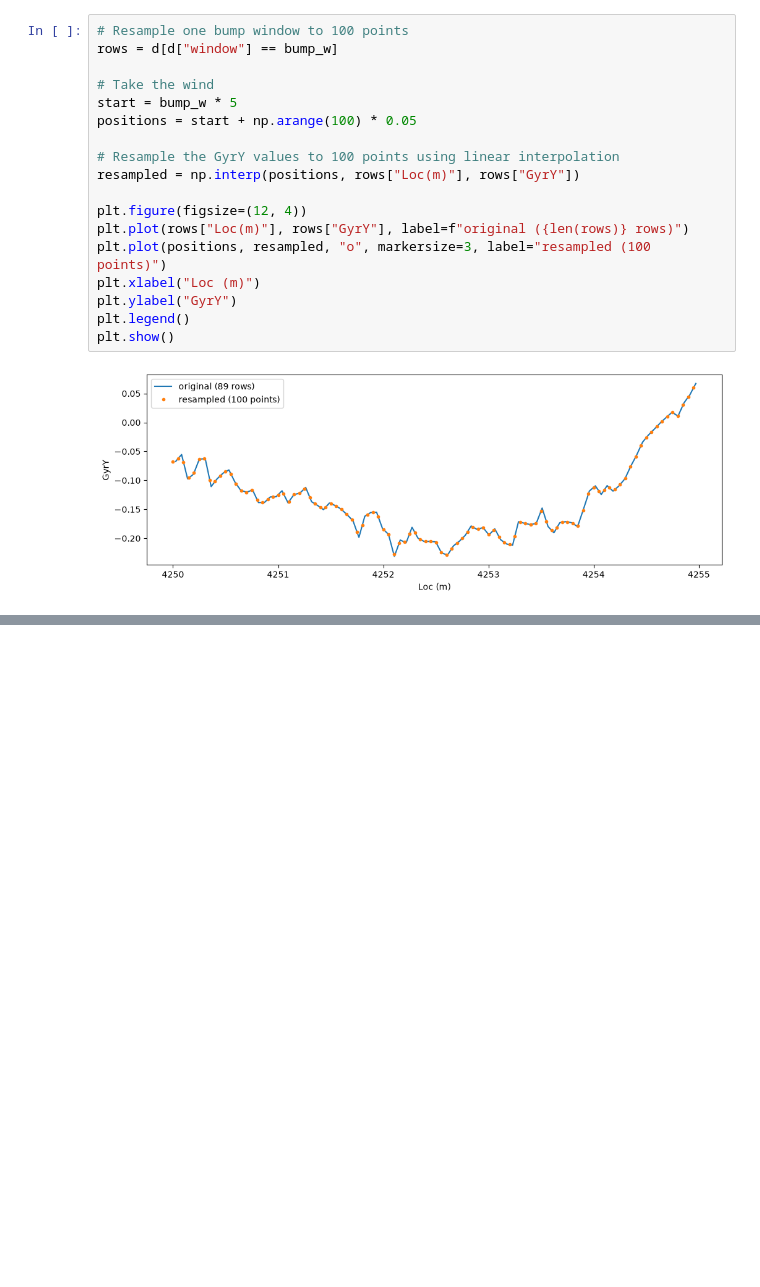
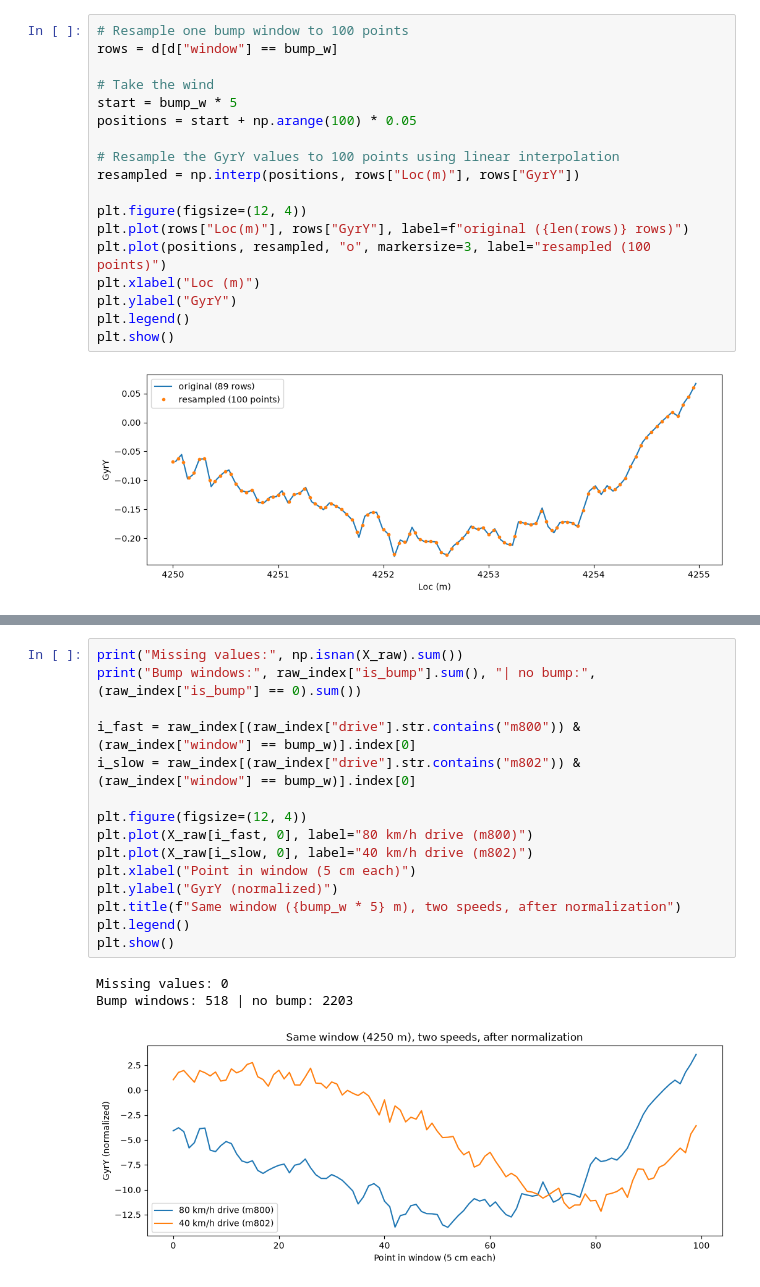
Before and after one commit to kallejjj/SemesterProjectFall2026, a Jupyter notebook: Nihar/06_raw_windows.ipynb, the cells around one changed output, grey strips where cells are left out. Cells and saved outputs as stored; diff of their text form; blank space fills up the shorter version.

Commit message:
raw windows prepared

```diff
--- a/Nihar/06_raw_windows.ipynb
+++ b/Nihar/06_raw_windows.ipynb
@@ -58,0 +99,19 @@ plt.show()
+# %%
+print("Missing values:", np.isnan(X_raw).sum())
+print("Bump windows:", raw_index["is_bump"].sum(), "| no bump:", (raw_index["is_bump"] == 0).sum())
+
+i_fast = raw_index[(raw_index["drive"].str.contains("m800")) & (raw_index["window"] == bump_w)].index[0]
+i_slow = raw_index[(raw_index["drive"].str.contains("m802")) & (raw_index["window"] == bump_w)].index[0]
+
+plt.figure(figsize=(12, 4))
+plt.plot(X_raw[i_fast, 0], label="80 km/h drive (m800)")
+plt.plot(X_raw[i_slow, 0], label="40 km/h drive (m802)")
+plt.xlabel("Point in window (5 cm each)")
+plt.ylabel("GyrY (normalized)")
+plt.title(f"Same window ({bump_w * 5} m), two speeds, after normalization")
+plt.legend()
+plt.show()
+# %% [output]
+Missing values: 0
+Bump windows: 518 | no bump: 2203
+[figure, added]
```
Also changed, not shown: parts of 4 cells of this notebook, 1 other file.
